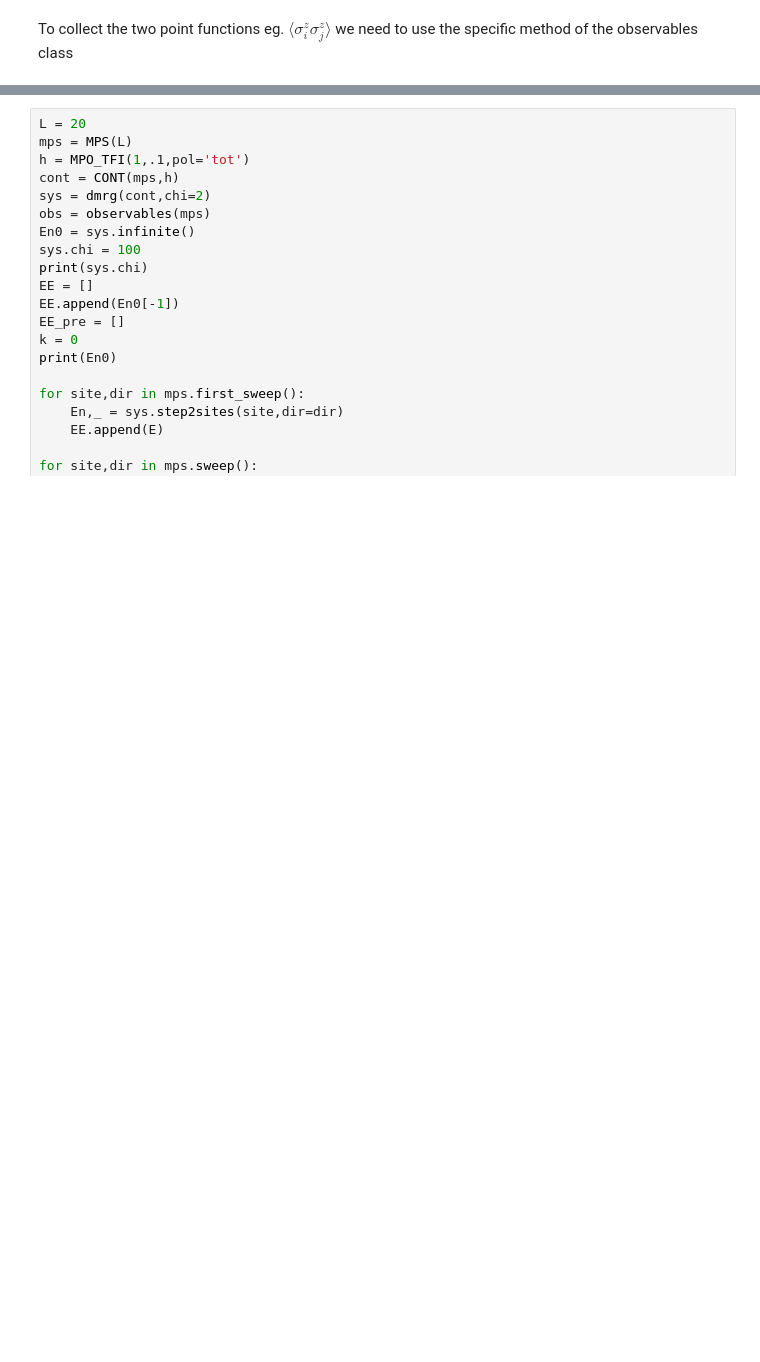
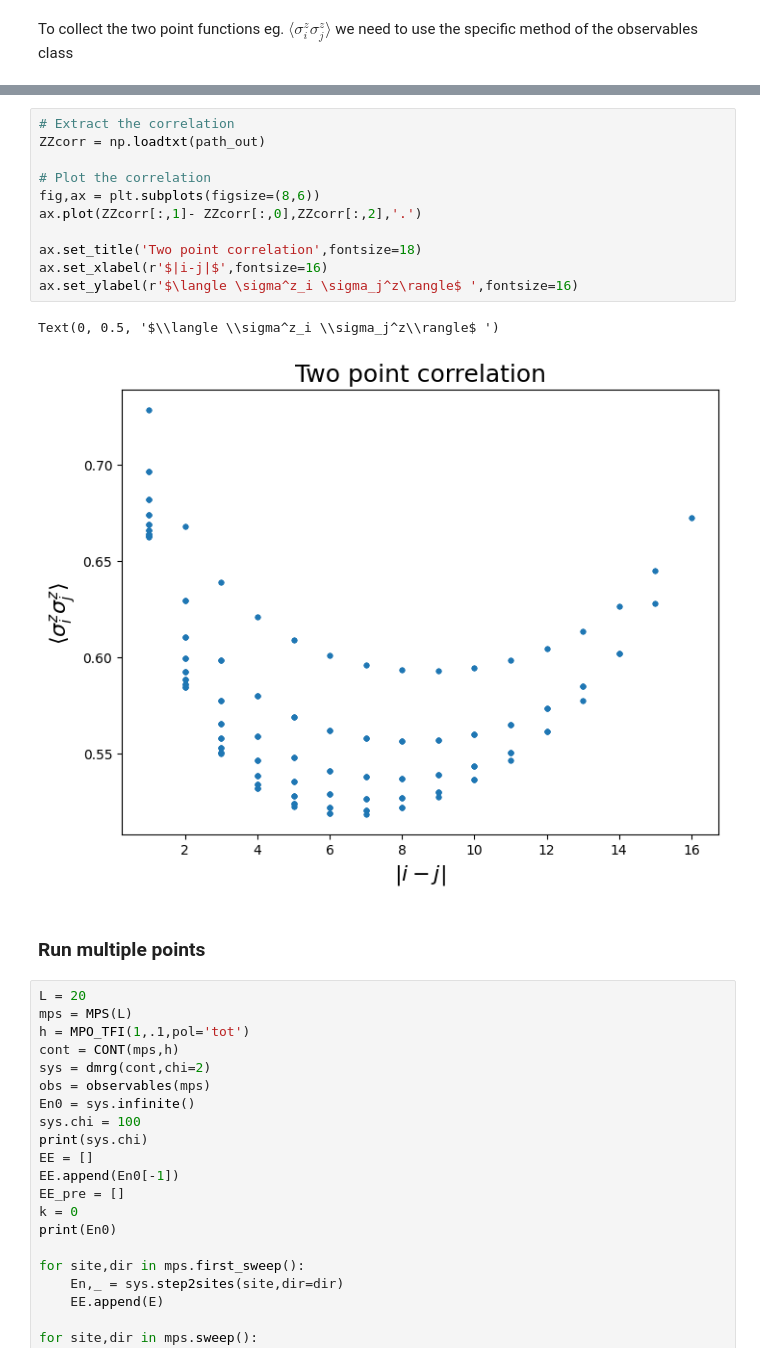
Before and after one commit to pietrorichelli/dmrg, a Jupyter notebook: examples/TFIM_guide.ipynb, the cells around one changed output, grey strips where cells are left out. Cells and saved outputs as stored; diff of their text form; blank space fills up the shorter version.

```diff
--- a/examples/TFIM_guide.ipynb
+++ b/examples/TFIM_guide.ipynb
@@ -378,3 +398,19 @@ plt.plot(S[0],S[1],'o')
+# %%
+# Extract the correlation
+ZZcorr = np.loadtxt(path_out)
+
+# Plot the correlation
+fig,ax = plt.subplots(figsize=(8,6))
+ax.plot(ZZcorr[:,1]- ZZcorr[:,0],ZZcorr[:,2],'.')
+
+ax.set_title('Two point correlation',fontsize=18)
+ax.set_xlabel(r'$|i-j|$',fontsize=16)
+ax.set_ylabel(r'$\langle \sigma^z_i \sigma_j^z\rangle$ ',fontsize=16)
+# %% [output]
+Text(0, 0.5, '$\\langle \\sigma^z_i \\sigma_j^z\\rangle$ ')
+[figure, added]
+# %% [markdown]
+### Run multiple points
 # %%
 L = 20
 mps = MPS(L)
```
Also changed, not shown: parts of 6 cells of this notebook.
